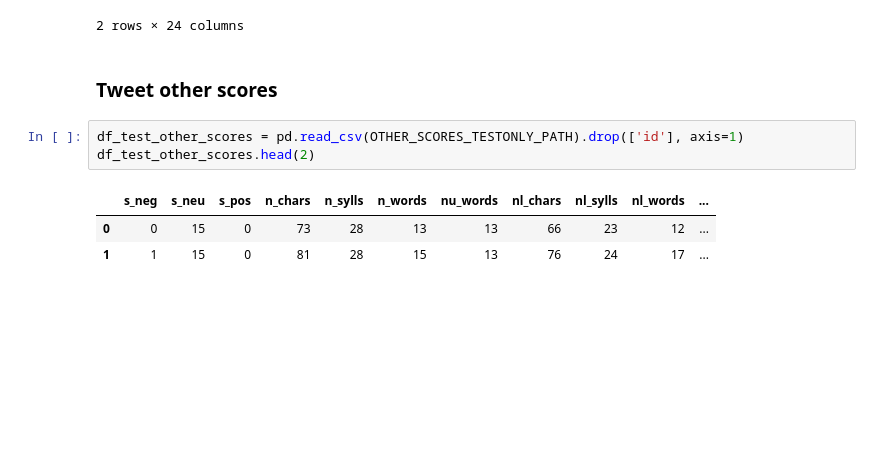
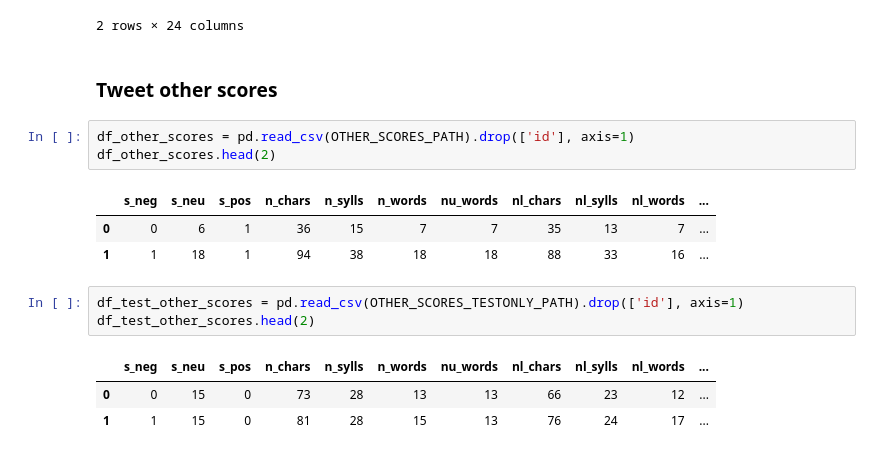
Before and after one commit to kaluzny1995/HSD2.0, a Jupyter notebook: 21. BestModels.ipynb, the cells around one changed output. Saved outputs shown, nothing was run; the diff lists cells and outputs as text; blank space fills up the shorter version.

```diff
--- a/21. BestModels.ipynb
+++ b/21. BestModels.ipynb
@@ -66,6 +97,13 @@ df_test_topic_poc_scores.head(2)
 2 rows × 24 columns
 # %% [markdown]
 ### Tweet other scores
+# %%
+df_other_scores = pd.read_csv(OTHER_SCORES_PATH).drop(['id'], axis=1)
+df_other_scores.head(2)
+# %% [output]
+|  | s_neg | s_neu | s_pos | n_chars | n_sylls | n_words | nu_words | nl_chars | nl_sylls | nl_words | ... |
+| 0 | 0 | 6 | 1 | 36 | 15 | 7 | 7 | 35 | 13 | 7 | ... |
+| 1 | 1 | 18 | 1 | 94 | 38 | 18 | 18 | 88 | 33 | 16 | ... |
 # %%
 df_test_other_scores = pd.read_csv(OTHER_SCORES_TESTONLY_PATH).drop(['id'], axis=1)
 df_test_other_scores.head(2)
```
Also changed, not shown: parts of 16 cells of this notebook, 3 other files.
